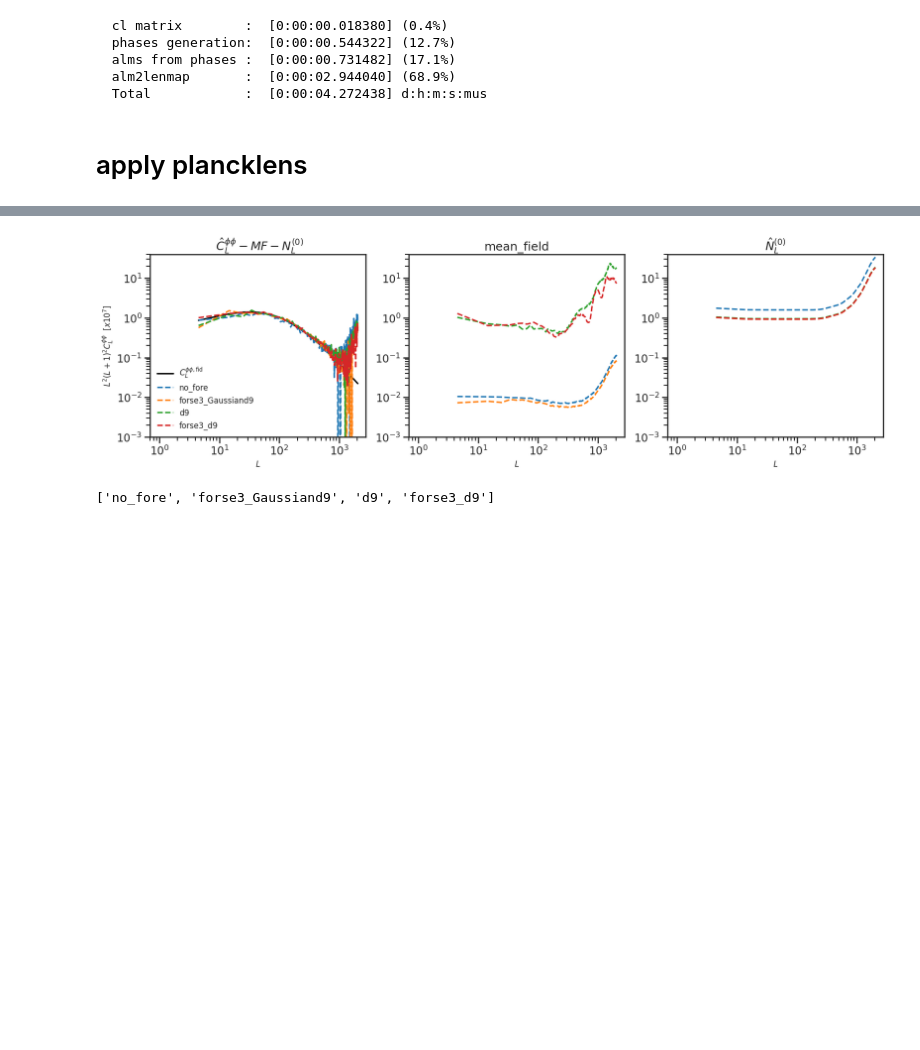
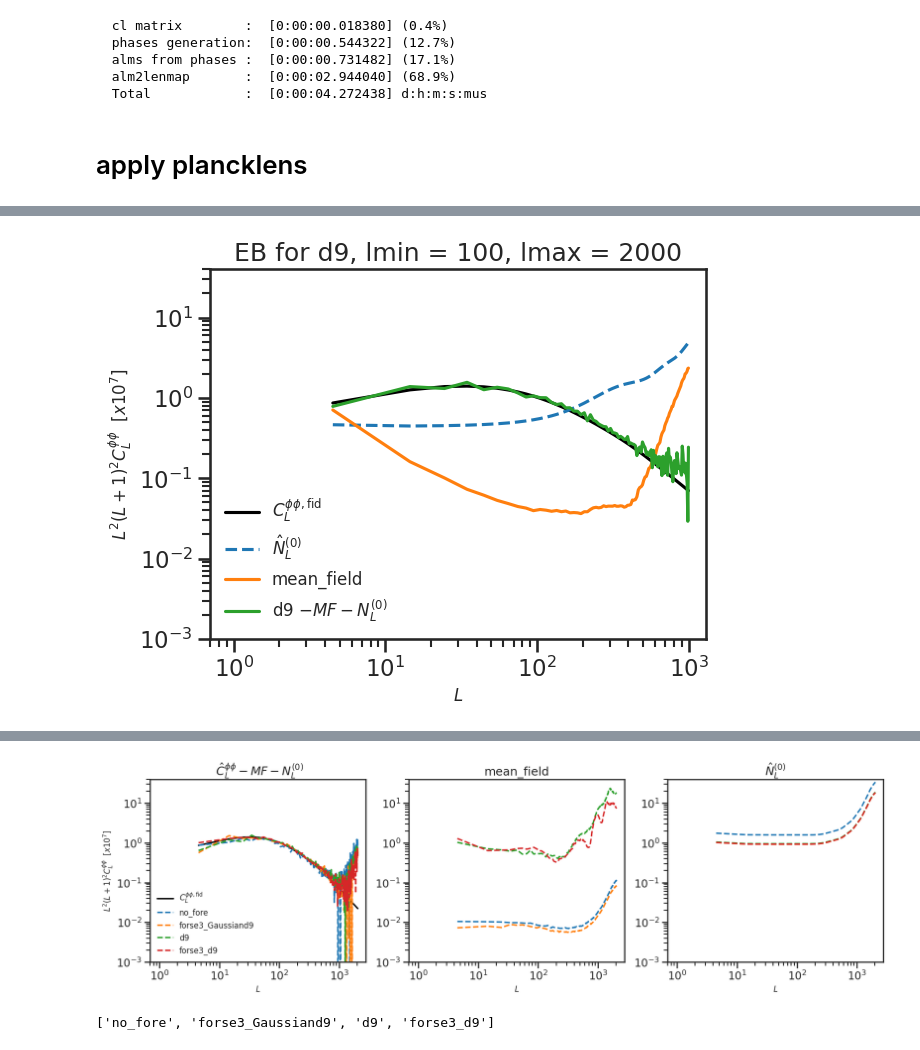
Before and after one commit to yaojian95/non_gau_lensing, a Jupyter notebook: try_plancklen.ipynb, the cells around one changed output, grey strips where cells are left out. Drawn from its saved outputs; the diff is of its cells as text; code cells hidden in the pictures; blank space fills up the shorter version.

```diff
--- a/try_plancklen.ipynb
+++ b/try_plancklen.ipynb
@@ -61,14 +54,17 @@ from shutil import rmtree
 # %%
 class cmb_len(object):
 
-    def __init__(self, add_foreground = False):
+    def __init__(self, add_foreground):
 
-        if add_foreground is not False:
-            self.add_foreground = add_foreground
+        if add_foreground != 'no_fore':
 
-        elif add_foreground is False:
-            self.add_foreground = 'no_fore'
+            dir_cleaned_cmb = '/pscratch/sd/j/jianyao/data_lensing/simulations/cleaned_CMB/SO_LAT/' # SO LAT
+            self.alms = dir_cleaned_cmb + 'CMB_alms_from_SO_LAT_%s_HILC_lbins_42x50_lmax_2050_nside_1024'%(add_foreground)
 
+        elif add_foreground == 'no_fore':
+
+            dir_cleaned_cmb = '/pscratch/sd/j/jianyao/data_lensing/simulations/cmb_noise_only/SO_LAT_145GHz/'
+            self.alms = dir_cleaned_cmb + 'CMB_noise_alms_from_SO_LAT_145GHz_%s_nside_1024'%(add_foreground)
         # self.dirs = os.environ["data"] + 'cmb_plus_%s'%self.add_foreground
 
     def hashdict(self):
@@ -79,11 +75,8 @@ class cmb_len(object):
 
         # return hp.read_alm(opj(self.dirs, 'lensed_scl_cmb_plus_%s_alm_mc_%04d.fits'%(self.add_foreground, idx)), hdu=1)
 
-        if add_foreground != 'no_fore':
-            alms = os.environ['data'] + 'CMB_alms_from_SO_LAT_%s_HILC_lbins_42x50_lmax_2050_nside_1024_%04d.fits'%(add_foreground, idx)
-
-        elif add_foreground == 'no_fore':
-            alms = os.environ['data'] + 'CMB_noise_alms_from_SO_LAT_145GHz_%s_nside_1024_%04d.fits'%(add_foreground, idx)
+        alms = self.alms + '_%04d.fits'%idx
+        # print(alms)
         return hp.read_alm(alms, hdu = 1)
 
     # @staticmethod
@@ -91,11 +84,8 @@ class cmb_len(object):
 
         # return hp.read_alm(opj(self.dirs, 'lensed_scl_cmb_plus_%s_alm_mc_%04d.fits'%(self.add_foreground, idx)), hdu=2)
 
-        if add_foreground != 'no_fore':
-            alms = os.environ['data'] + 'CMB_alms_from_SO_LAT_%s_HILC_lbins_42x50_lmax_2050_nside_1024_%04d.fits'%(add_foreground, idx)
-
-        elif add_foreground == 'no_fore':
-            alms = os.environ['data'] + 'CMB_noise_alms_from_SO_LAT_145GHz_%s_nside_1024_%04d.fits'%(add_foreground, idx)
+        alms = self.alms + '_%04d.fits'%idx
+        # print(alms)
         return hp.read_alm(alms, hdu = 2)
 
     # @staticmethod
@@ -103,11 +93,8 @@ class cmb_len(object):
 
         # return hp.read_alm(opj(self.dirs, 'lensed_scl_cmb_plus_%s_alm_mc_%04d.fits'%(self.add_foreground, idx)), hdu=3)
 
-        if add_foreground != 'no_fore':
-            alms = os.environ['data'] + 'CMB_alms_from_SO_LAT_%s_HILC_lbins_42x50_lmax_2050_nside_1024_%04d.fits'%(add_foreground, idx)
-
-        elif add_foreground == 'no_fore':
-            alms = os.environ['data'] + 'CMB_noise_alms_from_SO_LAT_145GHz_%s_nside_1024_%04d.fits'%(add_foreground, idx)
+        alms = self.alms + '_%04d.fits'%idx
+        # print(alms)
         return hp.read_alm(alms, hdu = 3)
 
 
@@ -494,0 +525,4 @@ Cached  /pscratch/sd/j/jianyao/data_lensing/lenre_results/SO_LAT/cleaned_cmb_d9_
+# %%
+result_i = run_qe(['p_p'], ['d9'], lmin_ivf = 100, lmax_ivf=2000, lmax_qlm = 1000, lmax_Bmode= 1000, return_results=True, plot = True)
+# %% [output]
+[figure, added]
```
Also changed, not shown: parts of 36 cells of this notebook.
